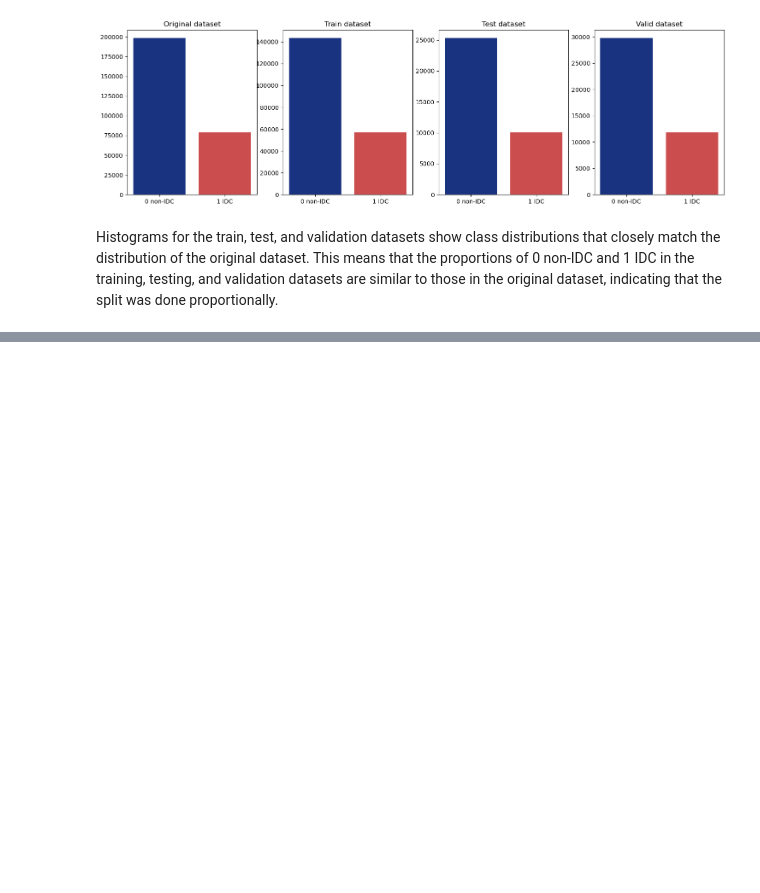
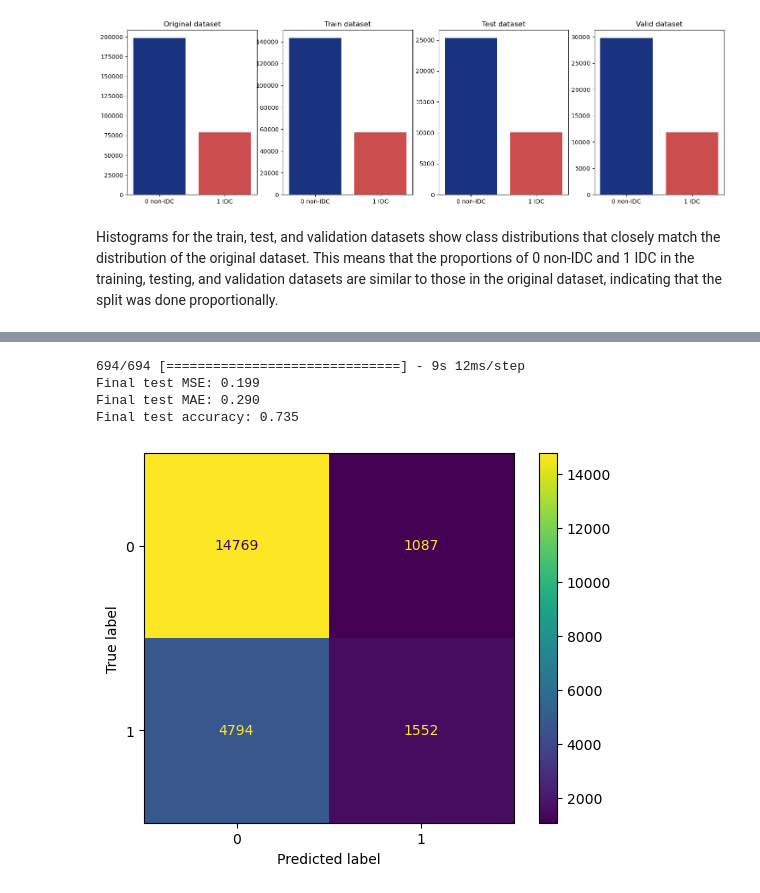
Before and after one commit to raghvendramishra1980/team_project, a Jupyter notebook: src/img_proc_main.ipynb, the cells around one changed output, grey strips where cells are left out. Saved outputs shown, nothing was run; the diff lists cells and outputs as text; code cells hidden in the pictures; blank space fills up the shorter version.

```diff
--- a/src/img_proc_main.ipynb
+++ b/src/img_proc_main.ipynb
@@ -410,0 +494,11 @@ def model_init( optimizer, learn_rate=None, activation=None, kernel_initializer=
+# %%
+# take weights inversely proportional to the class frequencies, ensuring that the minority class gets more attention.
+
+w0 = round( len(labels_dataset) / len(np.where(labels_dataset==0)[0]), 9)
+w1 = round(  len(labels_dataset) / len(np.where(labels_dataset==1)[0]), 9)
+class_weights_dict={ 0:w0, 1:w1}
+
+print (f"Using weights: {class_weights_dict}")
+
+adv_model = model_init(strides=2, optimizer=optimizers.Nadam, learn_rate = 0.0001, drop_perc=0.4)
+adv_model.fit(x_train, y_train, epochs=25, shuffle=True, batch_size=50, validation_data=(x_val, y_val), class_weight = class_weights_dict )
@@ -410,0 +524,20 @@ def model_init( optimizer, learn_rate=None, activation=None, kernel_initializer=
+# %%
+prediction = adv_model.predict(x_test)
+
+print("Final test MSE: %0.3f" % mean_squared_error(y_test, prediction))
+print("Final test MAE: %0.3f" % mean_absolute_error(y_test, prediction))
+print("Final test accuracy: %0.3f" % accuracy_score(y_test.argmax(axis=1), prediction.argmax(axis=1)))
+# %% [output]
+694/694 [==============================] - 9s 12ms/step
+Final test MSE: 0.199
+Final test MAE: 0.290
+Final test accuracy: 0.735
+# %%
+from sklearn.metrics import ConfusionMatrixDisplay
+
+y_truth = np.argmax(y_test, axis=1)
+y_pred = np.argmax(prediction, axis=1)
+ConfusionMatrixDisplay.from_predictions( y_truth, y_pred )
+plt.show()
+# %% [output]
+[figure, added]
```
Also changed, not shown: parts of 24 cells of this notebook.
